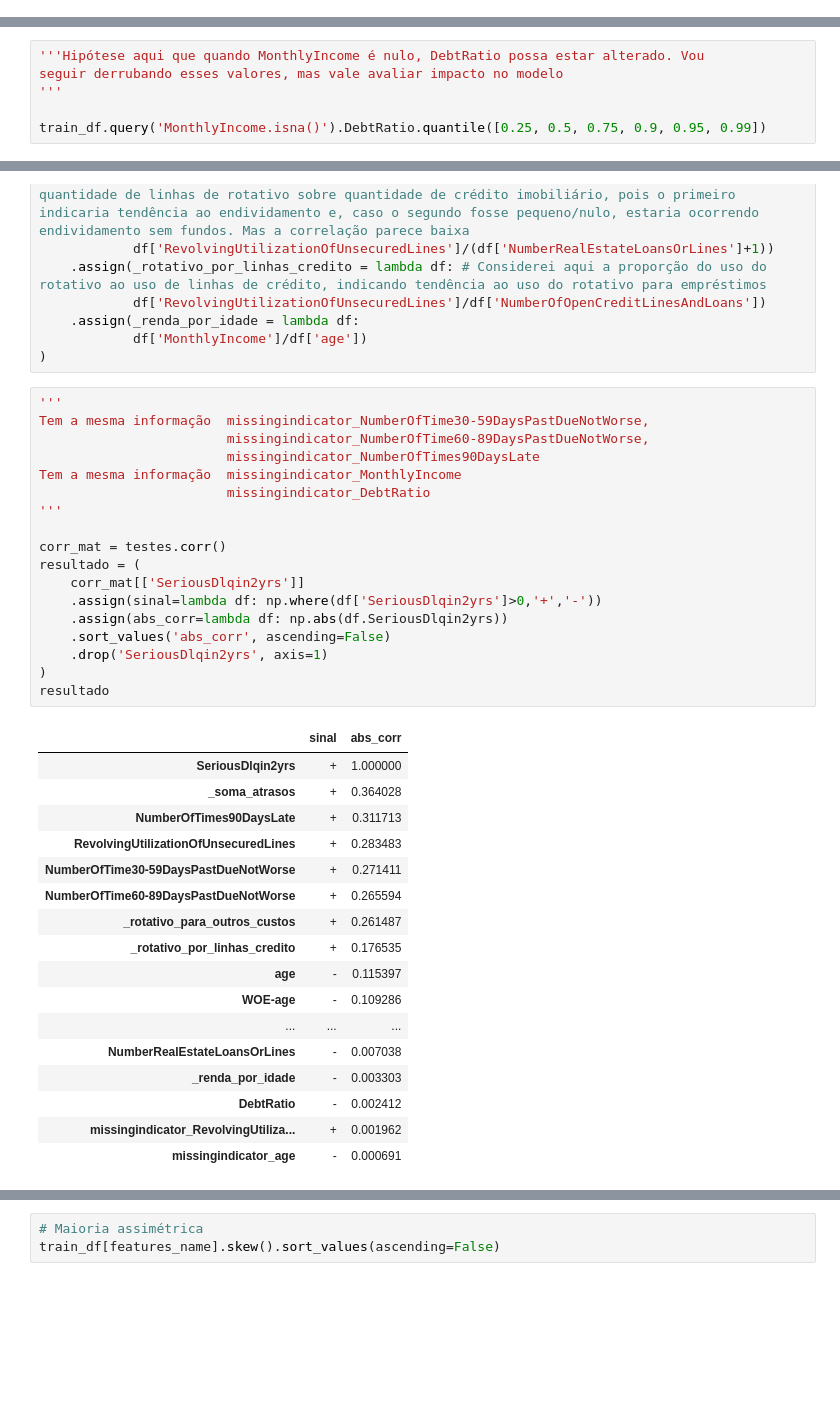
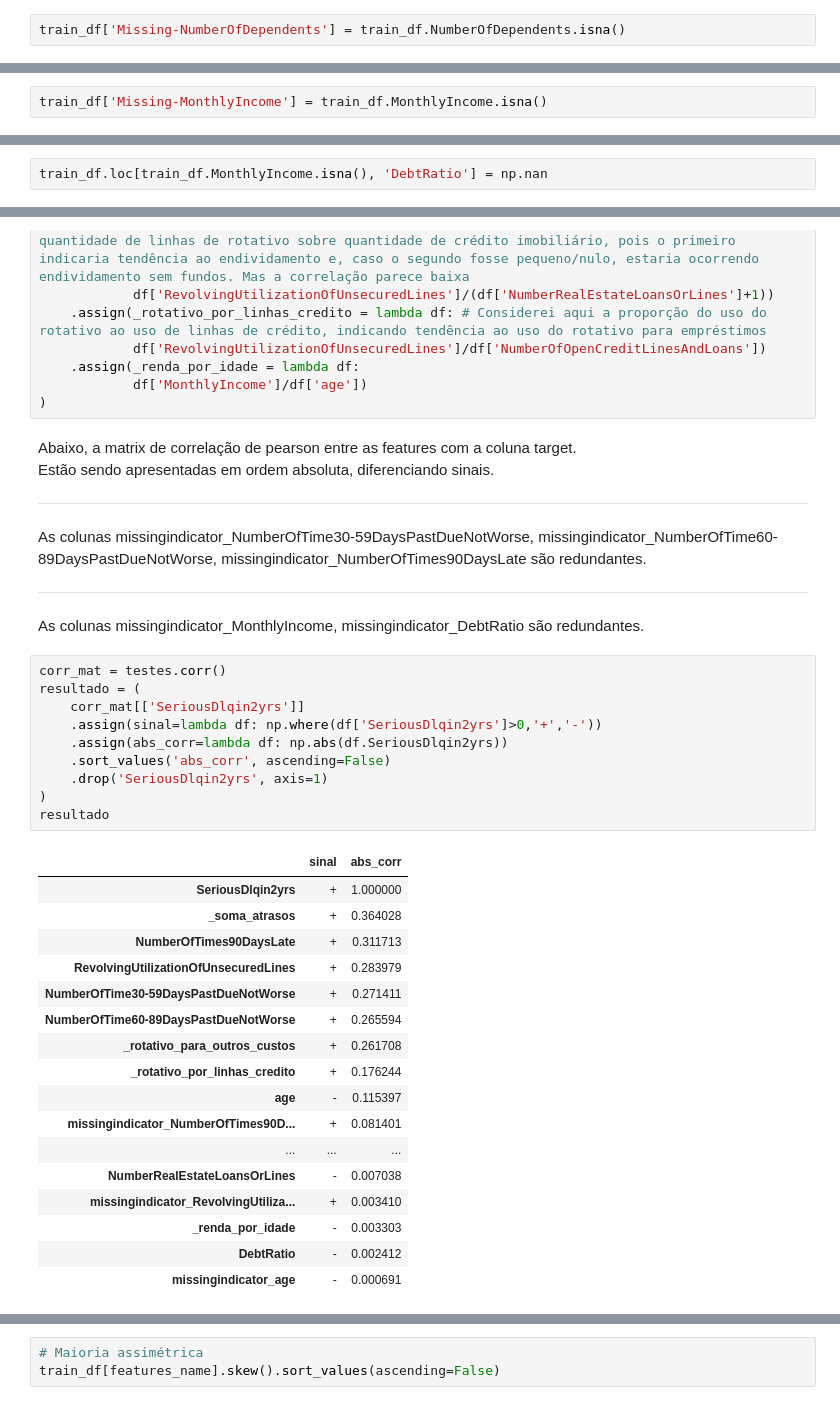
Before and after one commit to LeoDiasTrindade/good-and-bad-payers, a Jupyter notebook: notebooks/01_eda.ipynb, the cells around one changed output, grey strips where cells are left out. Cells and saved outputs as stored; diff of their text form; blank space fills up the shorter version.

```diff
--- a/notebooks/01_eda.ipynb
+++ b/notebooks/01_eda.ipynb
@@ -223,2 +326,4 @@ pd.crosstab(train_df.NumberOfDependents.isna(), train_df.SeriousDlqin2yrs,
+# %%
+train_df['Missing-NumberOfDependents'] = train_df.NumberOfDependents.isna()
 # %% [markdown]
 ### Análise sobre Renda Mensal
@@ -244,2 +353,4 @@ np.log1p(train_df['MonthlyIncome']).hist()
+# %%
+train_df['Missing-MonthlyIncome'] = train_df.MonthlyIncome.isna()
 # %% [markdown]
 ### Análise sobre número de empréstimos imobiliários
@@ -342,6 +453,2 @@ pd.crosstab(train_df.DebtRatio > 10, train_df.MonthlyIncome.isna())
 # %%
-'''Hipótese aqui que quando MonthlyIncome é nulo, DebtRatio possa estar alterado. Vou
-seguir derrubando esses valores, mas vale avaliar impacto no modelo
-'''
-
-train_df.query('MonthlyIncome.isna()').DebtRatio.quantile([0.25, 0.5, 0.75, 0.9, 0.95, 0.99])
+train_df.loc[train_df.MonthlyIncome.isna(), 'DebtRatio'] = np.nan
@@ -433,39 +532,42 @@ testes = (
     .assign(_renda_por_idade = lambda df:
             df['MonthlyIncome']/df['age'])
 )
+# %% [markdown]
+Abaixo, a matrix de correlação de pearson entre as features com a coluna target.<br>
+Estão sendo apresentadas em ordem absoluta, diferenciando sinais.
+
+---
+
+As colunas missingindicator_NumberOfTime30-59DaysPastDueNotWorse, missingindicator_NumberOfTime60-89DaysPastDueNotWorse, missingindicator_NumberOfTimes90DaysLate são redundantes.
+
+---
+
+As colunas missingindicator_MonthlyIncome, missingindicator_DebtRatio são redundantes.
 # %%
-'''
-Tem a mesma informação  missingindicator_NumberOfTime30-59DaysPastDueNotWorse,
-                        missingindicator_NumberOfTime60-89DaysPastDueNotWorse,
-                        missingindicator_NumberOfTimes90DaysLate
-Tem a mesma informação  missingindicator_MonthlyIncome
-                        missingindicator_DebtRatio
-'''
-
 corr_mat = testes.corr()
 resultado = (
     corr_mat[['SeriousDlqin2yrs']]
     .assign(sinal=lambda df: np.where(df['SeriousDlqin2yrs']>0,'+','-'))
     .assign(abs_corr=lambda df: np.abs(df.SeriousDlqin2yrs))
     .sort_values('abs_corr', ascending=False)
     .drop('SeriousDlqin2yrs', axis=1)
 )
 resultado
 # %% [output]
 |  | sinal | abs_corr |
 | SeriousDlqin2yrs | + | 1.000000 |
 | _soma_atrasos | + | 0.364028 |
 | NumberOfTimes90DaysLate | + | 0.311713 |
-| RevolvingUtilizationOfUnsecuredLines | + | 0.283483 |
+| RevolvingUtilizationOfUnsecuredLines | + | 0.283979 |
 | NumberOfTime30-59DaysPastDueNotWorse | + | 0.271411 |
 | NumberOfTime60-89DaysPastDueNotWorse | + | 0.265594 |
-| _rotativo_para_outros_custos | + | 0.261487 |
-| _rotativo_por_linhas_credito | + | 0.176535 |
+| _rotativo_para_outros_custos | + | 0.261708 |
+| _rotativo_por_linhas_credito | + | 0.176244 |
 | age | - | 0.115397 |
-| WOE-age | - | 0.109286 |
+| missingindicator_NumberOfTimes90D... | + | 0.081401 |
 | ... | ... | ... |
 | NumberRealEstateLoansOrLines | - | 0.007038 |
+| missingindicator_RevolvingUtiliza... | + | 0.003410 |
 | _renda_por_idade | - | 0.003303 |
 | DebtRatio | - | 0.002412 |
-| missingindicator_RevolvingUtiliza... | + | 0.001962 |
 | missingindicator_age | - | 0.000691 |
```
Also changed, not shown: parts of 45 cells of this notebook.
